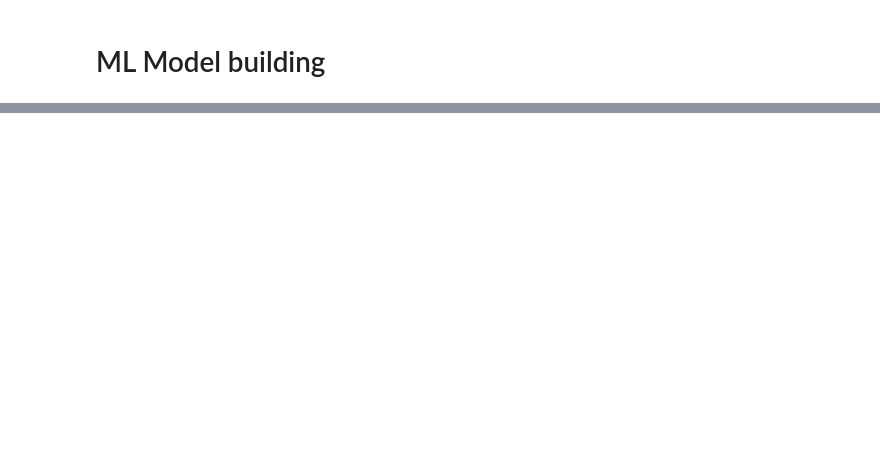
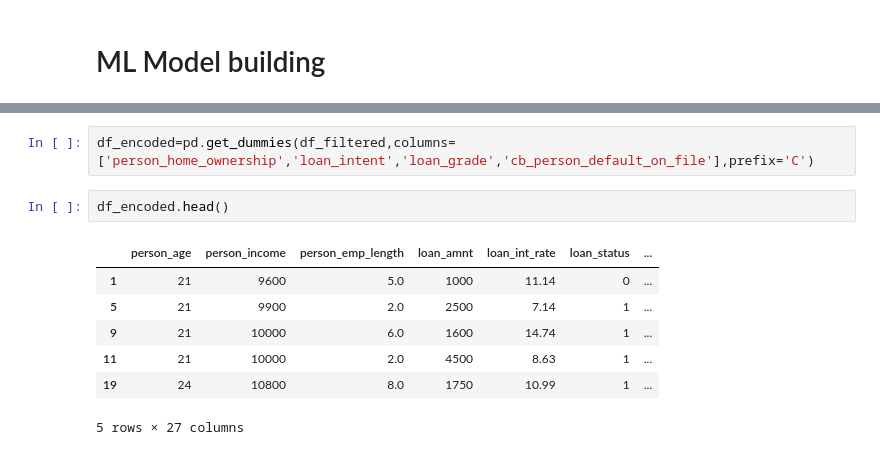
Before and after one commit to patel-mark/Credit-Risk-Assessment, a Jupyter notebook: Untitled.ipynb, the cells around one changed output, grey strips where cells are left out. Drawn from its saved outputs; the diff is of its cells as text; blank space fills up the shorter version.

```diff
--- a/Untitled.ipynb
+++ b/Untitled.ipynb
@@ -268,0 +297,12 @@ plt.show()
+# %%
+df_encoded=pd.get_dummies(df_filtered,columns=['person_home_ownership','loan_intent','loan_grade','cb_person_default_on_file'],prefix='C')
+# %%
+df_encoded.head()
+# %% [output]
+|  | person_age | person_income | person_emp_length | loan_amnt | loan_int_rate | loan_status | ... |
+| 1 | 21 | 9600 | 5.0 | 1000 | 11.14 | 0 | ... |
+| 5 | 21 | 9900 | 2.0 | 2500 | 7.14 | 1 | ... |
+| 9 | 21 | 10000 | 6.0 | 1600 | 14.74 | 1 | ... |
+| 11 | 21 | 10000 | 2.0 | 4500 | 8.63 | 1 | ... |
+| 19 | 24 | 10800 | 8.0 | 1750 | 10.99 | 1 | ... |
+5 rows × 27 columns
```
Also changed, not shown: parts of 2 cells of this notebook, 1 other file.
